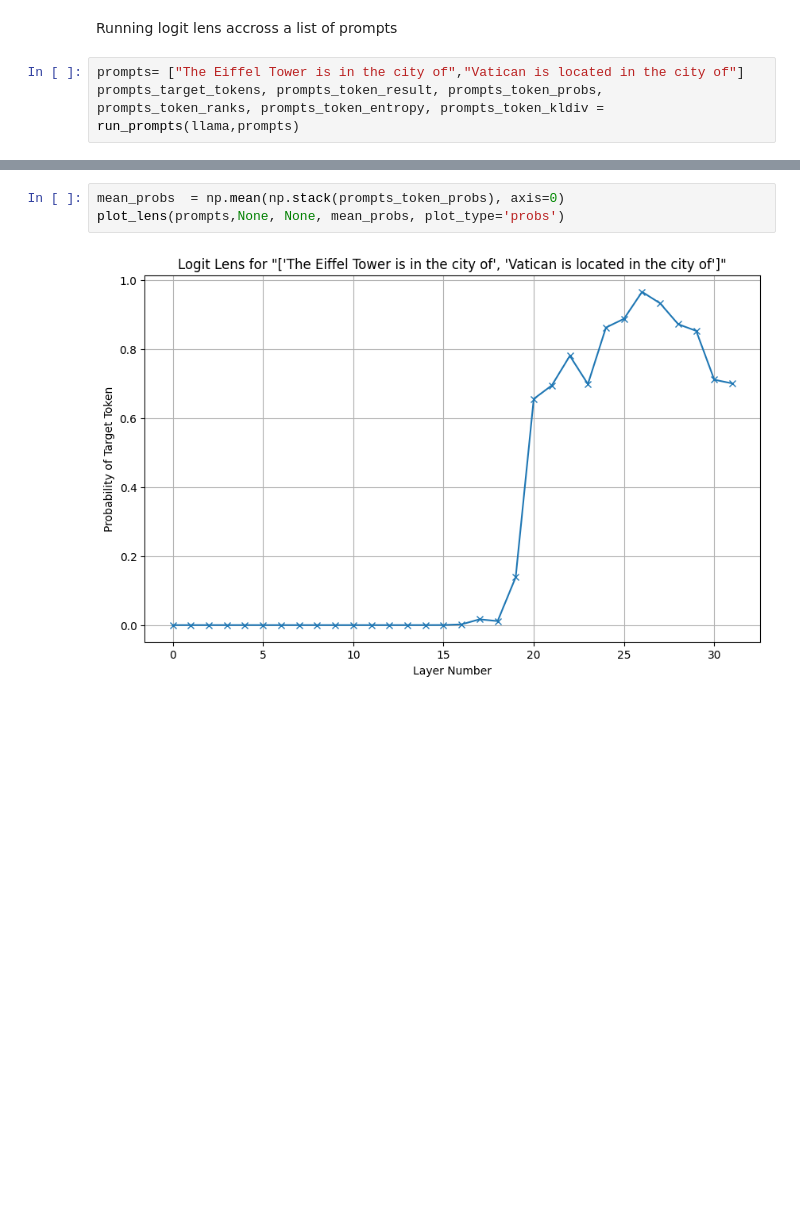
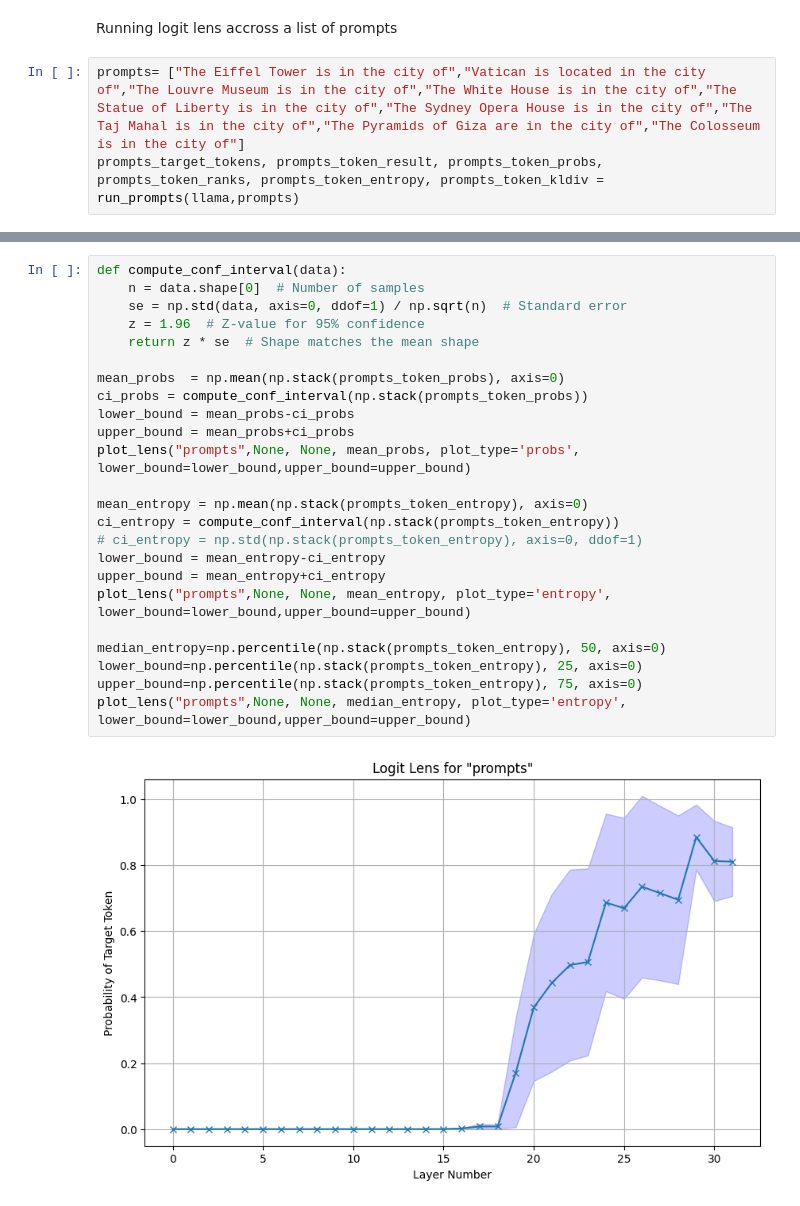
Before and after one commit to aryawu0513/Ndif_No_Code, a Jupyter notebook: notebooks/logit_lens_api.ipynb, the cells around one changed output, grey strips where cells are left out. Saved outputs shown, nothing was run; the diff lists cells and outputs as text; blank space fills up the shorter version.

```diff
--- a/notebooks/logit_lens_api.ipynb
+++ b/notebooks/logit_lens_api.ipynb
@@ -214,5 +231,5 @@ plot_lens(PROMPT,None, None, diff_probs, plot_type='probs')
 # %% [markdown]
 Running logit lens accross a list of prompts
 # %%
-prompts= ["The Eiffel Tower is in the city of","Vatican is located in the city of"]
+prompts= ["The Eiffel Tower is in the city of","Vatican is located in the city of","The Louvre Museum is in the city of","The White House is in the city of","The Statue of Liberty is in the city of","The Sydney Opera House is in the city of","The Taj Mahal is in the city of","The Pyramids of Giza are in the city of","The Colosseum is in the city of"]
 prompts_target_tokens, prompts_token_result, prompts_token_probs, prompts_token_ranks, prompts_token_entropy, prompts_token_kldiv = run_prompts(llama,prompts)
@@ -228,5 +236,26 @@ prompts_target_tokens, prompts_token_result, prompts_token_probs, prompts_token_
-# %%
-mean_probs  = np.mean(np.stack(prompts_token_probs), axis=0)
-plot_lens(prompts,None, None, mean_probs, plot_type='probs')
-# %% [output]
-[figure, removed]
+# %%
+def compute_conf_interval(data):
+    n = data.shape[0]  # Number of samples
+    se = np.std(data, axis=0, ddof=1) / np.sqrt(n)  # Standard error
+    z = 1.96  # Z-value for 95% confidence
+    return z * se  # Shape matches the mean shape
+
+mean_probs  = np.mean(np.stack(prompts_token_probs), axis=0)
+ci_probs = compute_conf_interval(np.stack(prompts_token_probs))
+lower_bound = mean_probs-ci_probs
+upper_bound = mean_probs+ci_probs
+plot_lens("prompts",None, None, mean_probs, plot_type='probs', lower_bound=lower_bound,upper_bound=upper_bound)
+
+mean_entropy = np.mean(np.stack(prompts_token_entropy), axis=0)
+ci_entropy = compute_conf_interval(np.stack(prompts_token_entropy))
+# ci_entropy = np.std(np.stack(prompts_token_entropy), axis=0, ddof=1)
+lower_bound = mean_entropy-ci_entropy
+upper_bound = mean_entropy+ci_entropy
+plot_lens("prompts",None, None, mean_entropy, plot_type='entropy', lower_bound=lower_bound,upper_bound=upper_bound)
+
+median_entropy=np.percentile(np.stack(prompts_token_entropy), 50, axis=0)
+lower_bound=np.percentile(np.stack(prompts_token_entropy), 25, axis=0)
+upper_bound=np.percentile(np.stack(prompts_token_entropy), 75, axis=0)
+plot_lens("prompts",None, None, median_entropy, plot_type='entropy', lower_bound=lower_bound,upper_bound=upper_bound)
+# %% [output]
+[figure, added]
```
Also changed, not shown: parts of 7 cells of this notebook.
